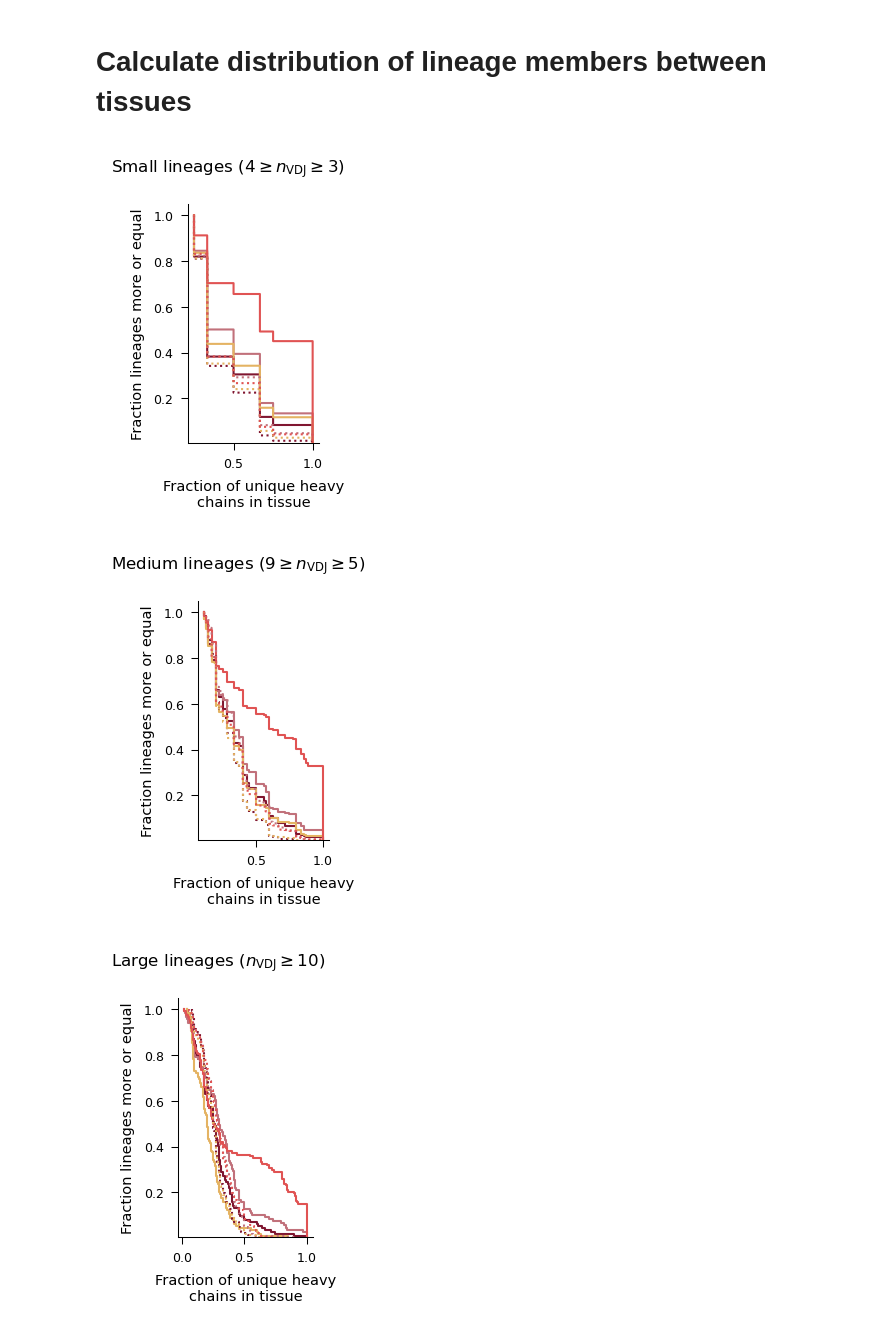
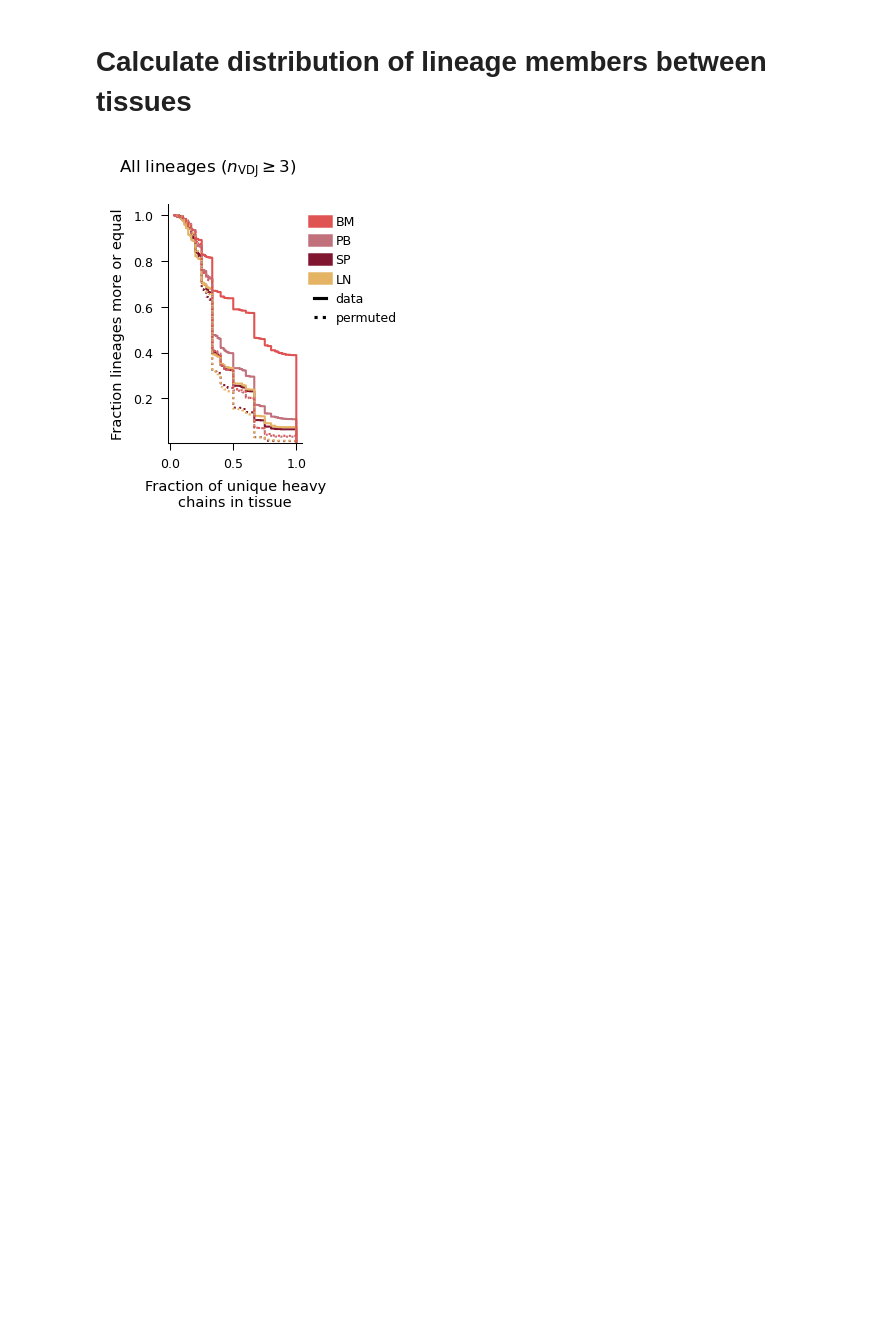
Before and after one commit to michael-swift/Bcell_memory_formation, a Jupyter notebook: analysis/main_text_and_ed_figure_notebooks/lineage_distribution_among_tissues.ipynb, the cells around one changed output. Drawn from its saved outputs; the diff is of its cells as text; code cells hidden in the pictures; blank space fills up the shorter version.

```diff
--- a/analysis/main_text_and_ed_figure_notebooks/lineage_distribution_among_tissues.ipynb
+++ b/analysis/main_text_and_ed_figure_notebooks/lineage_distribution_among_tissues.ipynb
@@ -186,9 +186,9 @@ large_lineages = lambda x: (x > 9)
 all_lineages = lambda x: (x > 2)
 
 
-cats = [(r"Small lineages ($4\geq  n_\mathrm{VDJ}\geq 3$)", small_lineages),
-        (r"Medium lineages ($9\geq n_\mathrm{VDJ} \geq 5$)", medium_lineages),
-        (r"Large lineages ($ n_\mathrm{VDJ}\geq 10$)", large_lineages),
+cats = [#(r"Small lineages ($4\geq  n_\mathrm{VDJ}\geq 3$)", small_lineages),
+        #(r"Medium lineages ($9\geq n_\mathrm{VDJ} \geq 5$)", medium_lineages),
+        #(r"Large lineages ($ n_\mathrm{VDJ}\geq 10$)", large_lineages),
         (r"All lineages ($ n_\mathrm{VDJ}\geq 3$)", all_lineages)]
 
 for name, subset_lambda in cats:
@@ -210,34 +210,32 @@ for name, subset_lambda in cats:
     donors= sorted(list(donor_colors.keys()))
     ax = axes
     sns.ecdfplot(tissue_fractions_data,
                  x='value',
                 complementary=True,
                 log_scale=(False, False),
                 ax=ax,
                 palette=tissue_colors,
                 hue='tissue',
                 legend=False)
     sns.ecdfplot(tissue_fractions_resampled,
                  x='value',
                 complementary=True,
                 log_scale=(False, False),
                 ax=ax,
                 palette=tissue_colors,
                 hue='tissue',
                 linestyle='dotted',
                 legend=False)
     ax.set_ylim([5*10**-3, 1.05])
     ax.set_xlabel('Fraction of unique heavy\nchains in tissue')
     ax.set_ylabel('Fraction lineages more or equal')
     sns.despine(fig)
     fig.tight_layout()
 for tissue in ['BM','PB','SP','LN']:
     axes.plot([],[],label=tissue, lw=6, color=tissue_colors[tissue])
 axes.plot([],[], color='k', lw=1.5, label='data')
 axes.plot([],[], color='k', lw=1.5, label='permuted', linestyle='dotted')
 axes.legend(bbox_to_anchor=(1,1), frameon=False, handlelength=0.95)
-fig.savefig(f'{FIGURE_OUTDIR}/distribution_in_lineage_donors2to6.pdf', bbox_inches='tight')
+fig.savefig(f'{FIGURE_OUTDIR}/unused/distribution_in_lineage_donors2to6.pdf', bbox_inches='tight')
 # %% [output]
-[figure, old version]
+[figure, new version]
-[figure, removed]
-[figure, removed]
```
Also changed, not shown: parts of 7 cells of this notebook, 15 other files.
